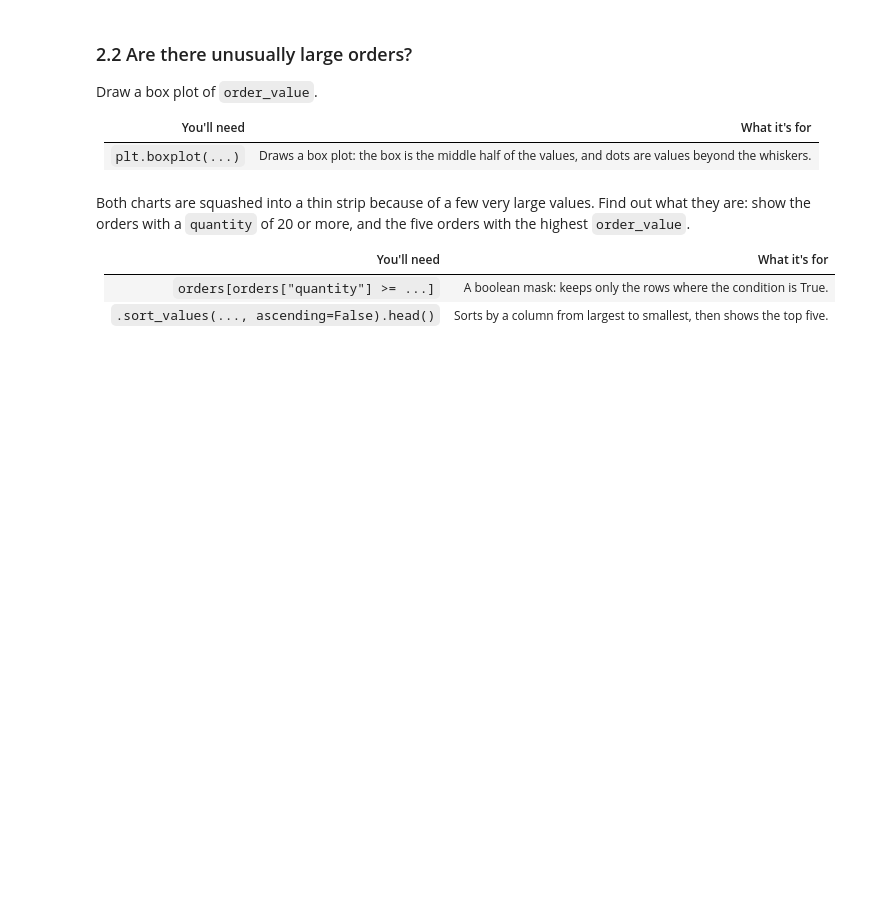
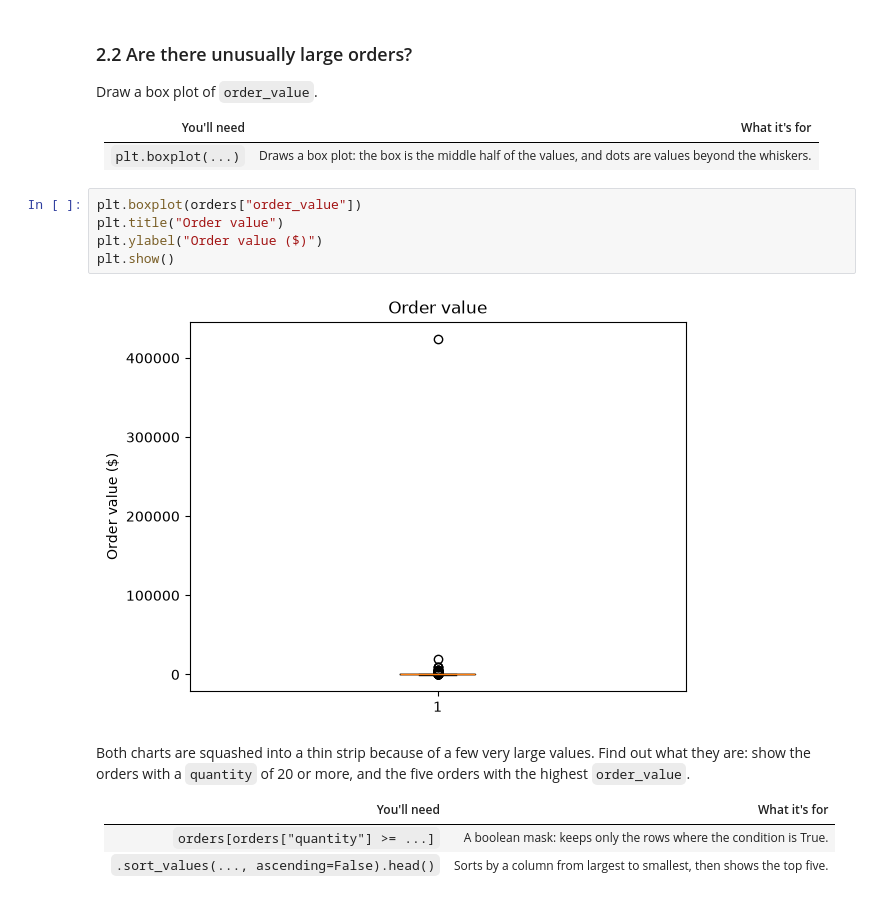
Before and after one commit to dsabatier/2501, a Jupyter notebook: student/lesson-22/eda_bike_shop_starter.ipynb, the cells around one changed output. Cells and saved outputs as stored; diff of their text form; blank space fills up the shorter version.

```diff
--- a/student/lesson-22/eda_bike_shop_starter.ipynb
+++ b/student/lesson-22/eda_bike_shop_starter.ipynb
@@ -107,6 +200,13 @@ Draw a box plot of `order_value`.
 | You'll need | What it's for |
 |---|---|
 | `plt.boxplot(...)` | Draws a box plot: the box is the middle half of the values, and dots are values beyond the whiskers. |
+# %%
+plt.boxplot(orders["order_value"])
+plt.title("Order value")
+plt.ylabel("Order value ($)")
+plt.show()
+# %% [output]
+[figure, added]
 # %% [markdown]
 Both charts are squashed into a thin strip because of a few very large values. Find out what they are: show the orders with a `quantity` of 20 or more, and the five orders with the highest `order_value`.
 
```
Also changed, not shown: parts of 14 cells of this notebook, 1 other file.
